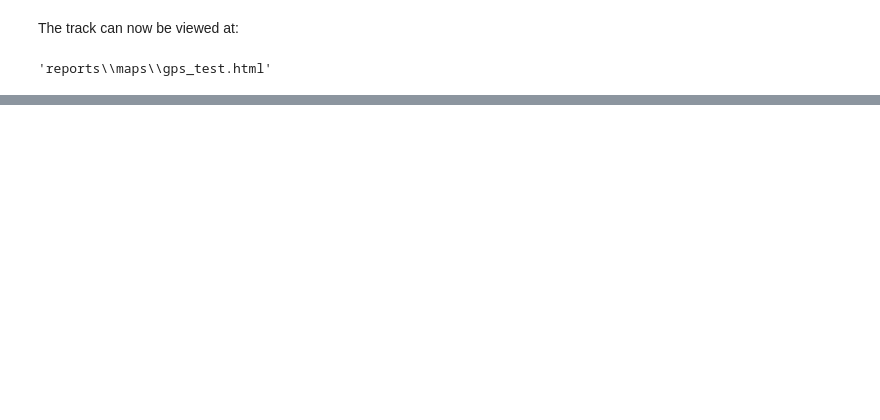
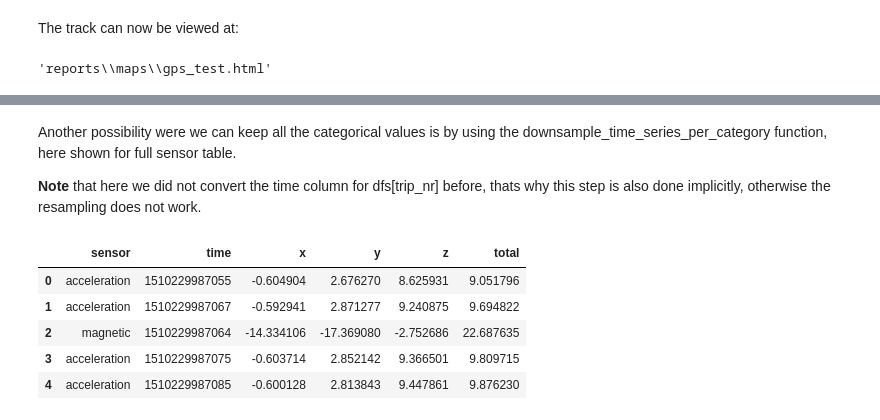
Before and after one commit to univie-datamining-team3/assignment2, a Jupyter notebook: notebooks/1.0-lm-basic-data-exploration.ipynb, the cells around one changed output, grey strips where cells are left out. Cells and saved outputs as stored; diff of their text form; code cells hidden in the pictures; blank space fills up the shorter version.

```diff
--- a/notebooks/1.0-lm-basic-data-exploration.ipynb
+++ b/notebooks/1.0-lm-basic-data-exploration.ipynb
@@ -164,0 +201,13 @@ os.path.join("reports","maps",file_name)
+# %% [markdown]
+Another possibility were we can keep all the categorical values is by using the downsample_time_series_per_category function, here shown for full sensor table.
+
+**Note** that here we did not convert the time column for dfs[trip_nr] before, thats why this step is also done implicitly, otherwise the resampling does not work.
+# %%
+dfs[trip_nr]["sensor"].head()
+# %% [output]
+|  | sensor | time | x | y | z | total |
+| 0 | acceleration | 1510229987055 | -0.604904 | 2.676270 | 8.625931 | 9.051796 |
+| 1 | acceleration | 1510229987067 | -0.592941 | 2.871277 | 9.240875 | 9.694822 |
+| 2 | magnetic | 1510229987064 | -14.334106 | -17.369080 | -2.752686 | 22.687635 |
+| 3 | acceleration | 1510229987075 | -0.603714 | 2.852142 | 9.366501 | 9.809715 |
+| 4 | acceleration | 1510229987085 | -0.600128 | 2.813843 | 9.447861 | 9.876230 |
```
Also changed, not shown: parts of 11 cells of this notebook, 2 other files.
